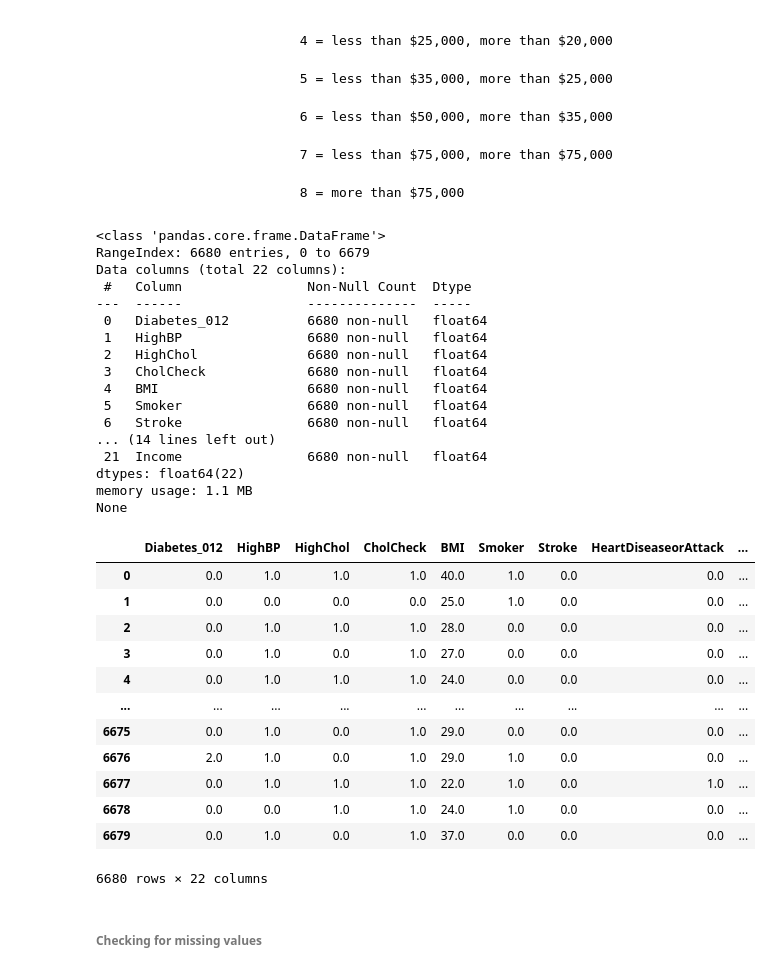
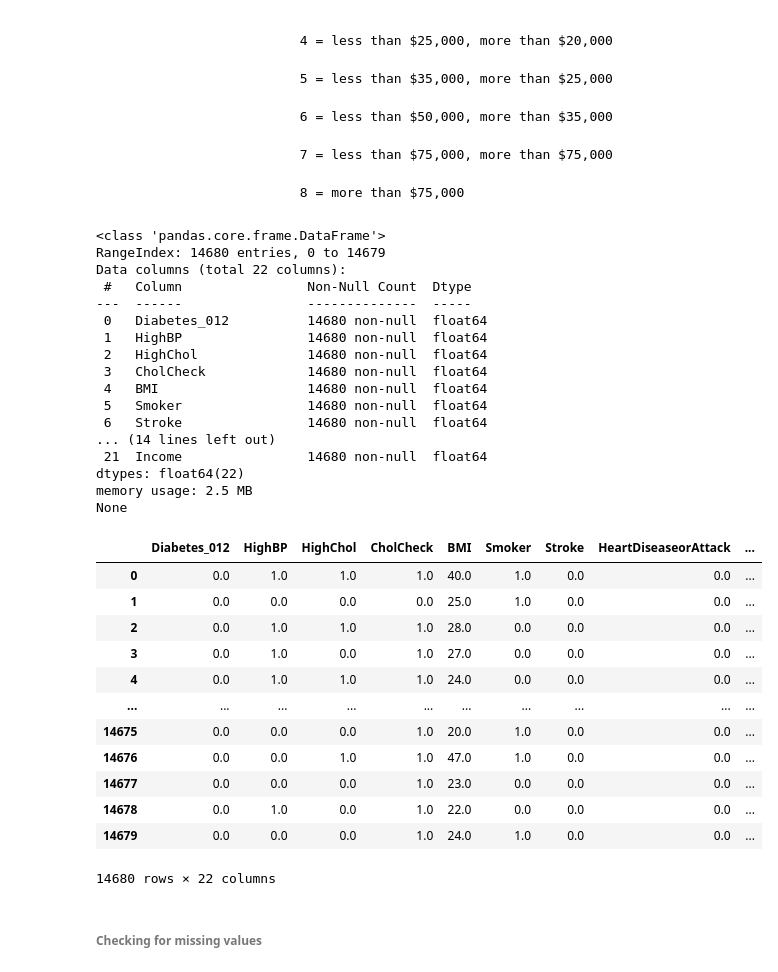
Before and after one commit to kirkwat/machine-learning, a Jupyter notebook: lab5/kirk.ipynb, the cells around one changed output. Saved outputs shown, nothing was run; the diff lists cells and outputs as text; code cells hidden in the pictures.

```diff
--- a/lab5/kirk.ipynb
+++ b/lab5/kirk.ipynb
@@ -84,47 +84,47 @@ from matplotlib import pyplot as plt
 # %%
 df = pd.read_csv('diabetes_012_health_indicators_BRFSS2015.csv')
 # ========================================================
 from copy import deepcopy
 df_target = deepcopy(df)
 # ========================================================
-df_target.drop(df_target.tail(247000).index,inplace = True) # lets keep the entire dataset for now
+df_target.drop(df_target.tail(239000).index,inplace = True) # lets keep the entire dataset for now
 
 print(df_target.info())
 
 #show df
 pd.set_option('display.max_columns', None)
 df_target
 # %% [output]
 <class 'pandas.core.frame.DataFrame'>
-RangeIndex: 6680 entries, 0 to 6679
+RangeIndex: 14680 entries, 0 to 14679
 Data columns (total 22 columns):
  #   Column                Non-Null Count  Dtype
 ---  ------                --------------  -----
- 0   Diabetes_012          6680 non-null   float64
- 1   HighBP                6680 non-null   float64
- 2   HighChol              6680 non-null   float64
- 3   CholCheck             6680 non-null   float64
- 4   BMI                   6680 non-null   float64
- 5   Smoker                6680 non-null   float64
- 6   Stroke                6680 non-null   float64
+ 0   Diabetes_012          14680 non-null  float64
+ 1   HighBP                14680 non-null  float64
+ 2   HighChol              14680 non-null  float64
+ 3   CholCheck             14680 non-null  float64
+ 4   BMI                   14680 non-null  float64
+ 5   Smoker                14680 non-null  float64
+ 6   Stroke                14680 non-null  float64
 ... (14 lines left out)
- 21  Income                6680 non-null   float64
+ 21  Income                14680 non-null  float64
 dtypes: float64(22)
-memory usage: 1.1 MB
+memory usage: 2.5 MB
 None
 |  | Diabetes_012 | HighBP | HighChol | CholCheck | BMI | Smoker | Stroke | HeartDiseaseorAttack | ... |
 | 0 | 0.0 | 1.0 | 1.0 | 1.0 | 40.0 | 1.0 | 0.0 | 0.0 | ... |
 | 1 | 0.0 | 0.0 | 0.0 | 0.0 | 25.0 | 1.0 | 0.0 | 0.0 | ... |
 | 2 | 0.0 | 1.0 | 1.0 | 1.0 | 28.0 | 0.0 | 0.0 | 0.0 | ... |
 | 3 | 0.0 | 1.0 | 0.0 | 1.0 | 27.0 | 0.0 | 0.0 | 0.0 | ... |
 | 4 | 0.0 | 1.0 | 1.0 | 1.0 | 24.0 | 0.0 | 0.0 | 0.0 | ... |
 | ... | ... | ... | ... | ... | ... | ... | ... | ... | ... |
-| 6675 | 0.0 | 1.0 | 0.0 | 1.0 | 29.0 | 0.0 | 0.0 | 0.0 | ... |
-| 6676 | 2.0 | 1.0 | 0.0 | 1.0 | 29.0 | 1.0 | 0.0 | 0.0 | ... |
-| 6677 | 0.0 | 1.0 | 1.0 | 1.0 | 22.0 | 1.0 | 0.0 | 1.0 | ... |
-| 6678 | 0.0 | 0.0 | 1.0 | 1.0 | 24.0 | 1.0 | 0.0 | 0.0 | ... |
-| 6679 | 0.0 | 1.0 | 0.0 | 1.0 | 37.0 | 0.0 | 0.0 | 0.0 | ... |
+| 14675 | 0.0 | 0.0 | 0.0 | 1.0 | 20.0 | 1.0 | 0.0 | 0.0 | ... |
+| 14676 | 0.0 | 0.0 | 1.0 | 1.0 | 47.0 | 1.0 | 0.0 | 0.0 | ... |
+| 14677 | 0.0 | 0.0 | 0.0 | 1.0 | 23.0 | 0.0 | 0.0 | 0.0 | ... |
+| 14678 | 0.0 | 1.0 | 0.0 | 1.0 | 22.0 | 0.0 | 0.0 | 0.0 | ... |
+| 14679 | 0.0 | 0.0 | 0.0 | 1.0 | 24.0 | 1.0 | 0.0 | 0.0 | ... |
-6680 rows × 22 columns
+14680 rows × 22 columns
 # %% [markdown]
 ###### Checking for missing values
 # %%
```
Also changed, not shown: parts of 21 cells of this notebook.
